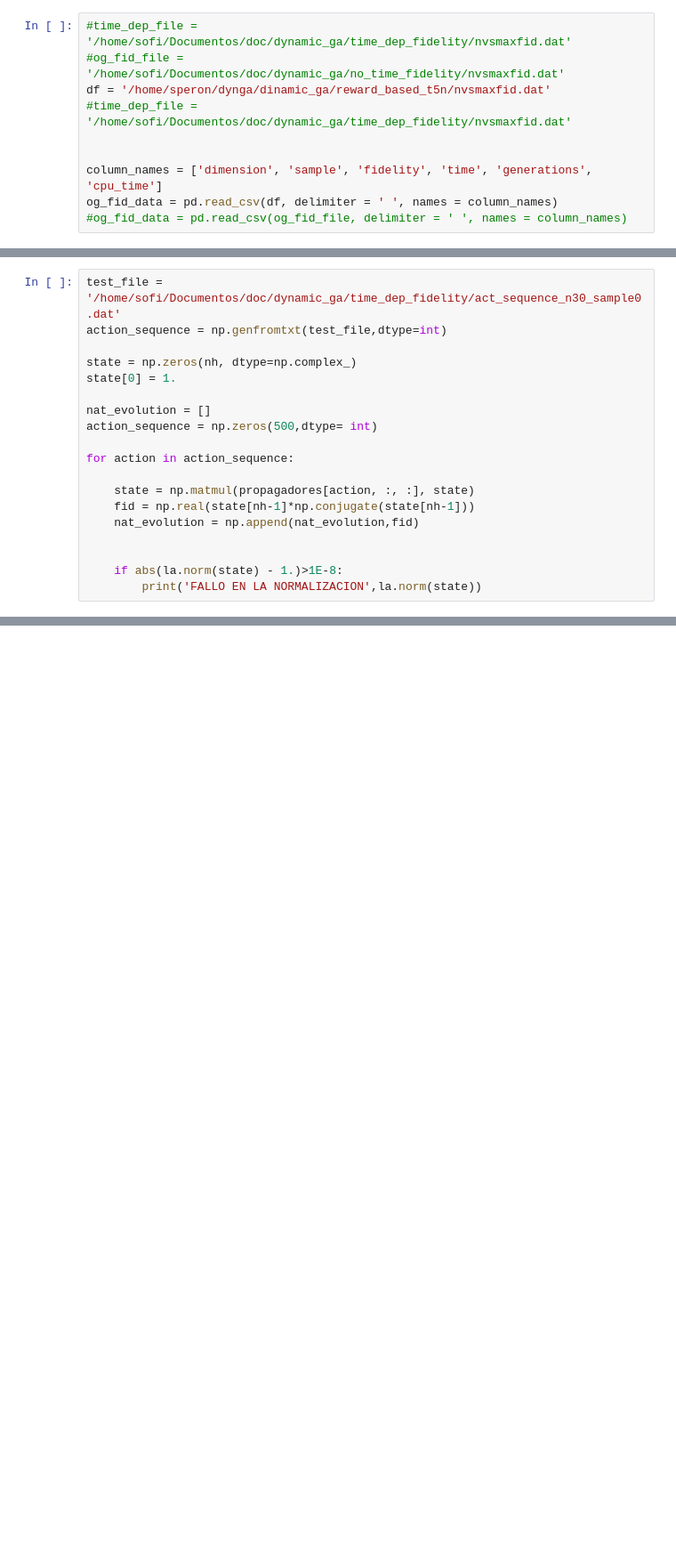
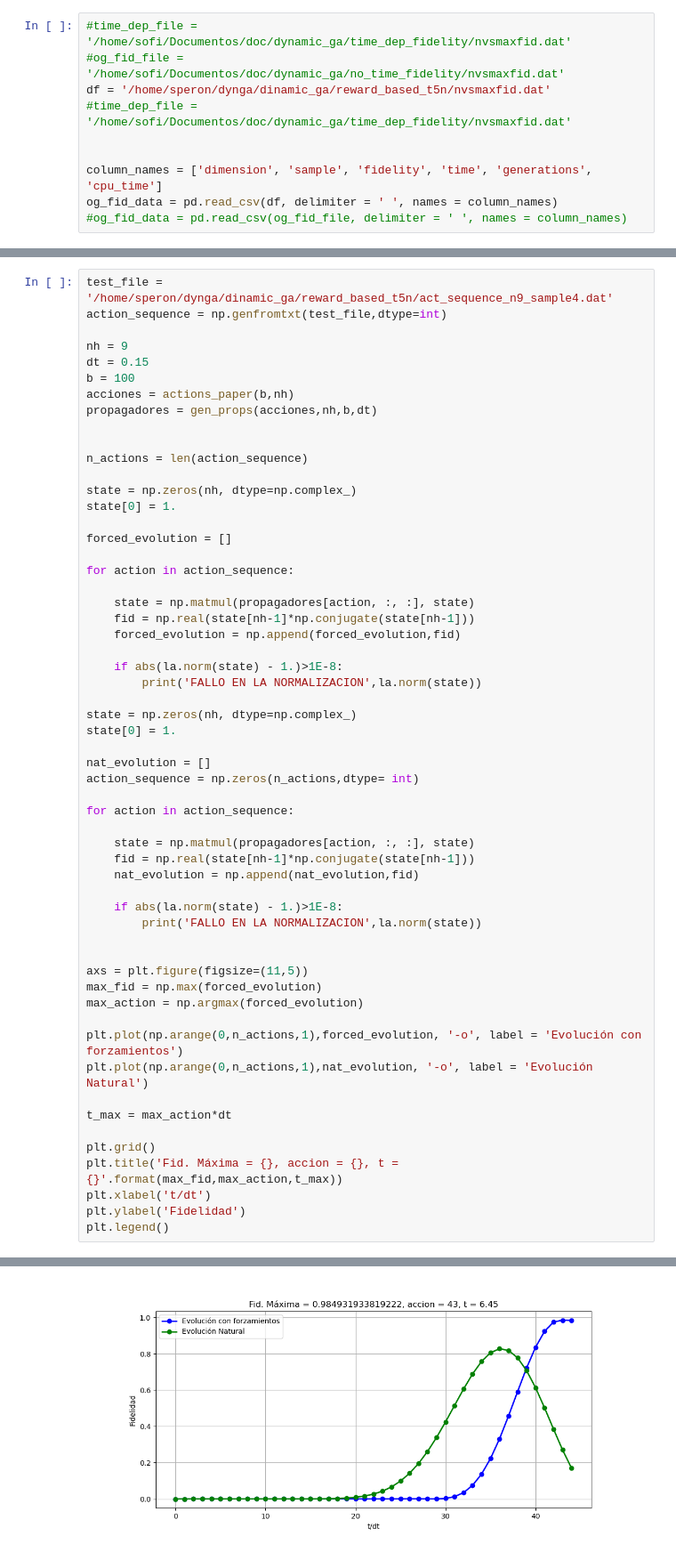
Before and after one commit to sofips/dynamic_ga, a Jupyter notebook: test.ipynb, the cells around one changed output, grey strips where cells are left out. Shown: that part at 89% size. Drawn from its saved outputs; the diff is of its cells as text; blank space fills up the shorter version.

```diff
--- a/test.ipynb
+++ b/test.ipynb
@@ -133,12 +127,35 @@ Propagacion de autoestados: correcta
 # %%
-test_file = '/home/sofi/Documentos/doc/dynamic_ga/time_dep_fidelity/act_sequence_n30_sample0.dat'
+test_file = '/home/speron/dynga/dinamic_ga/reward_based_t5n/act_sequence_n9_sample4.dat'
 action_sequence = np.genfromtxt(test_file,dtype=int)
+
+nh = 9
+dt = 0.15
+b = 100
+acciones = actions_paper(b,nh)
+propagadores = gen_props(acciones,nh,b,dt)
+
+
+n_actions = len(action_sequence)
+
+state = np.zeros(nh, dtype=np.complex_)
+state[0] = 1.
+
+forced_evolution = []
+
+for action in action_sequence:
+
+    state = np.matmul(propagadores[action, :, :], state)
+    fid = np.real(state[nh-1]*np.conjugate(state[nh-1]))
+    forced_evolution = np.append(forced_evolution,fid)
+
+    if abs(la.norm(state) - 1.)>1E-8:
+        print('FALLO EN LA NORMALIZACION',la.norm(state))
 
 state = np.zeros(nh, dtype=np.complex_)
 state[0] = 1.
 
 nat_evolution = []
-action_sequence = np.zeros(500,dtype= int)
+action_sequence = np.zeros(n_actions,dtype= int)
 
 for action in action_sequence:
 
@@ -146,6 +163,22 @@ for action in action_sequence:
     fid = np.real(state[nh-1]*np.conjugate(state[nh-1]))
     nat_evolution = np.append(nat_evolution,fid)
 
-
     if abs(la.norm(state) - 1.)>1E-8:
         print('FALLO EN LA NORMALIZACION',la.norm(state))
+
+
+axs = plt.figure(figsize=(11,5))
+max_fid = np.max(forced_evolution)
+max_action = np.argmax(forced_evolution)
+
+plt.plot(np.arange(0,n_actions,1),forced_evolution, '-o', label = 'Evolución con forzamientos')
+plt.plot(np.arange(0,n_actions,1),nat_evolution, '-o', label = 'Evolución Natural')
+
+t_max = max_action*dt
+
+plt.grid()
+plt.title('Fid. Máxima = {}, accion = {}, t = {}'.format(max_fid,max_action,t_max))
+plt.xlabel('t/dt')
+plt.ylabel('Fidelidad')
+plt.legend()
+# %% [output]
@@ -152,3 +187,4 @@ for action in action_sequence:
+[figure, added]
 # %%
 test_file = '/home/sofi/Documentos/doc/dynamic_ga/time_dep_fidelity/act_sequence_n30_sample0.dat'
 
```
Also changed, not shown: parts of 8 cells of this notebook.
